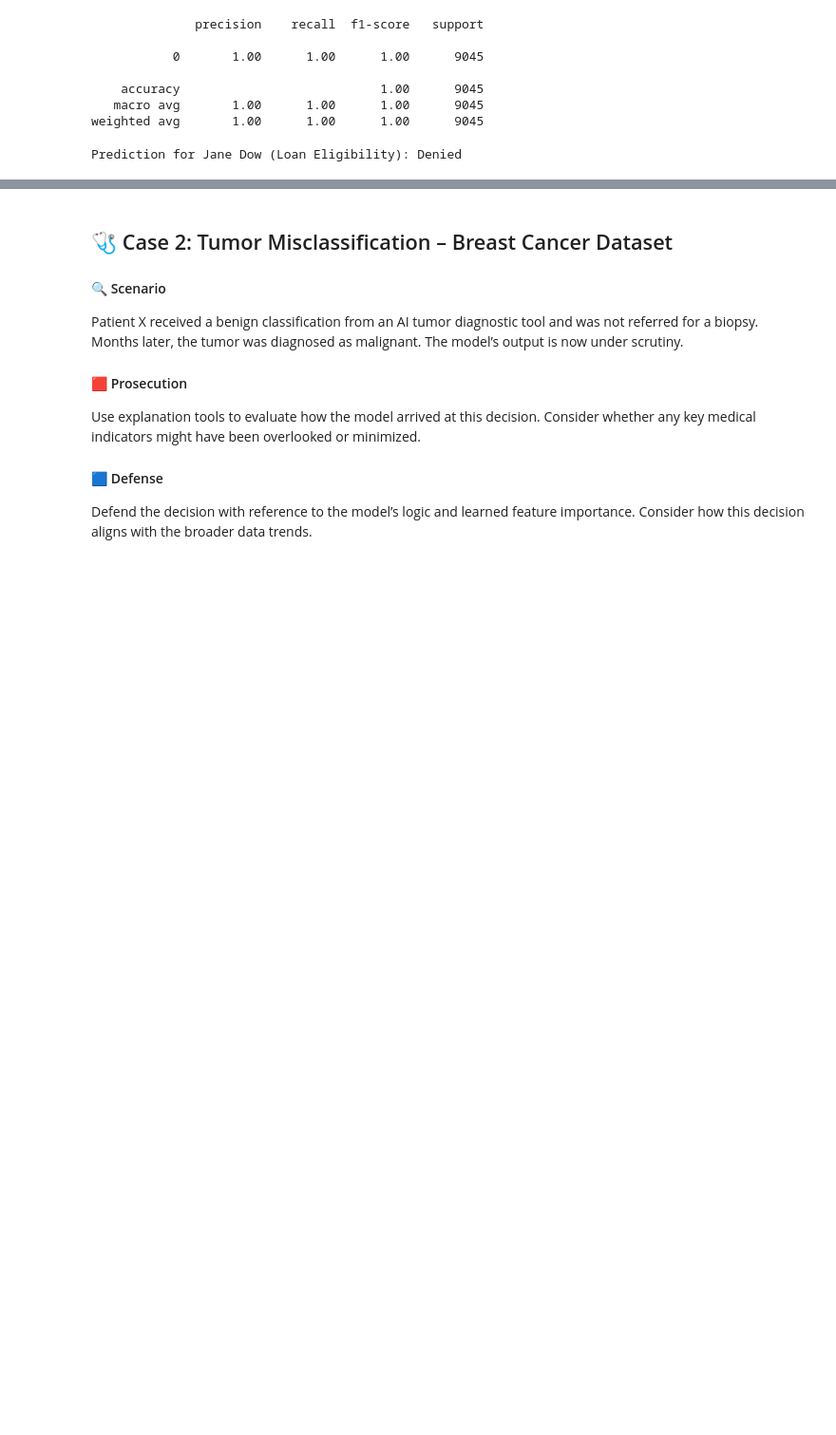
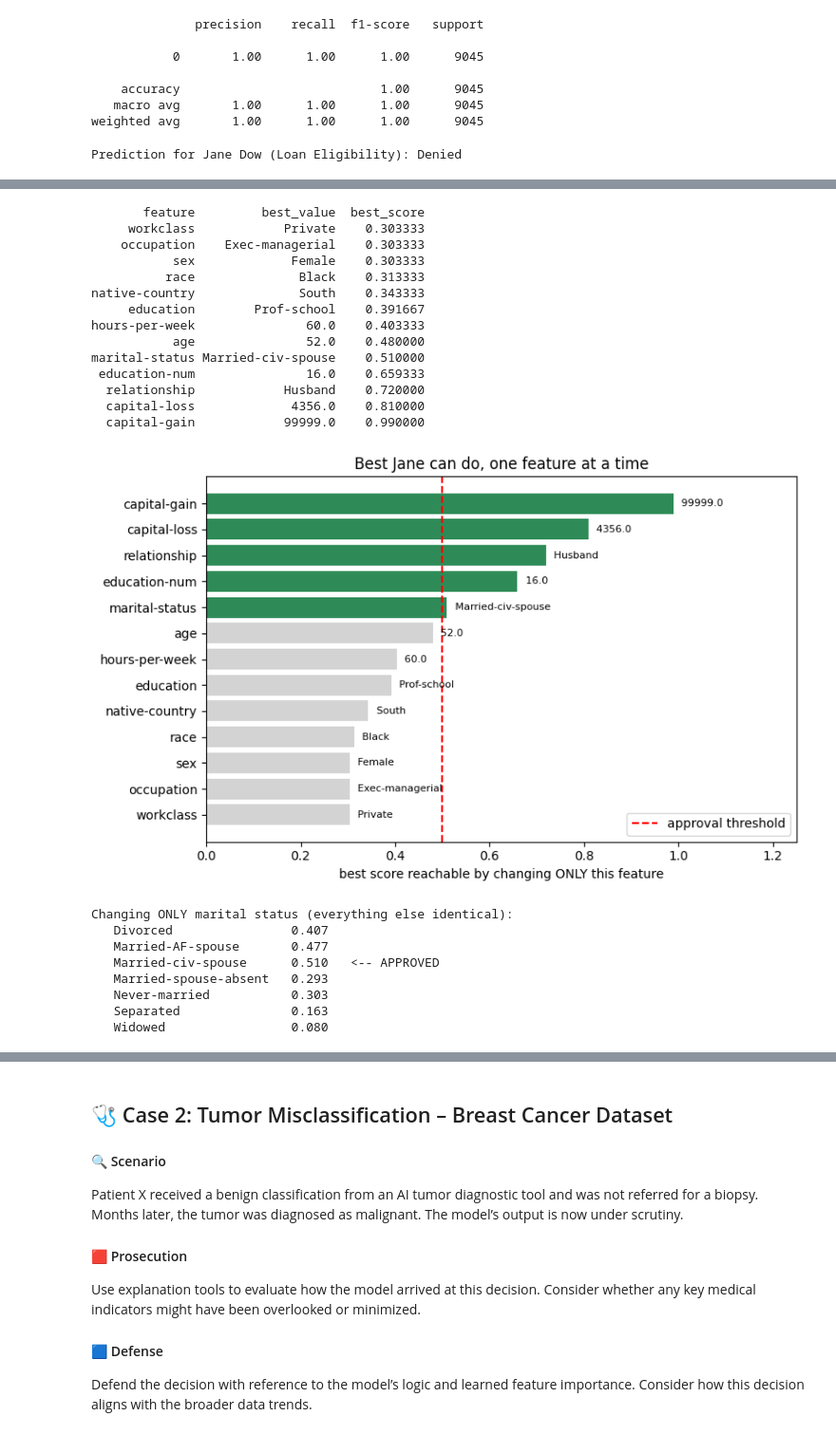
Before and after one commit to anvitasuresh/anvitasuresh, a Jupyter notebook: assignments/machine_learning_court.ipynb, the cells around one changed output, grey strips where cells are left out. Shown at 95% size. Cells and saved outputs as stored; diff of their text form; code cells hidden in the pictures; blank space fills up the shorter version.

```diff
--- a/assignments/machine_learning_court.ipynb
+++ b/assignments/machine_learning_court.ipynb
@@ -90,0 +306,56 @@ Prediction for Jane Dow (Loan Eligibility): Denied
+# %%
+rows = []
+for col in X_train.columns:
+    vals = (np.unique(X[col]) if col in encoders
+            else np.unique(np.quantile(X[col], np.linspace(0, 1, 25))))
+    best = None
+    for v in vals:
+        d = jane_df.copy(); d[col] = v
+        pp = model_adult.predict_proba(d[X_train.columns])[0, 1]
+        if best is None or pp > best[1]:
+            best = (v, pp)
+    lbl = encoders[col].classes_[int(best[0])] if col in encoders else best[0]
+    rows.append((col, lbl, best[1]))
+
+cf = pd.DataFrame(rows, columns=['feature','best_value','best_score']).sort_values('best_score')
+print(cf.to_string(index=False))
+
+plt.figure(figsize=(8, 5))
+plt.barh(cf.feature, cf.best_score,
+         color=['seagreen' if p >= .5 else 'lightgrey' for p in cf.best_score])
+plt.axvline(.5, color='r', ls='--', label='approval threshold')
+for i, (v, p) in enumerate(zip(cf.best_value, cf.best_score)):
+    plt.text(p + .01, i, f" {v}", va='center', fontsize=8)
+plt.xlim(0, 1.25); plt.xlabel("best score reachable by changing ONLY this feature")
+plt.title("Best Jane can do, one feature at a time"); plt.legend()
+plt.tight_layout(); plt.show()
+
+print("\nChanging ONLY marital status (everything else identical):")
+for v in encoders['marital-status'].classes_:
+    d = jane_df.copy(); d['marital-status'] = E('marital-status', v)
+    pp = model_adult.predict_proba(d[X_train.columns])[0, 1]
+    print(f"   {v:<24}{pp:.3f} {'  <-- APPROVED' if pp >= .5 else ''}")
+# %% [output]
+       feature         best_value  best_score
+     workclass            Private    0.303333
+    occupation    Exec-managerial    0.303333
+           sex             Female    0.303333
+          race              Black    0.313333
+native-country              South    0.343333
+     education        Prof-school    0.391667
+hours-per-week               60.0    0.403333
+           age               52.0    0.480000
+marital-status Married-civ-spouse    0.510000
+ education-num               16.0    0.659333
+  relationship            Husband    0.720000
+  capital-loss             4356.0    0.810000
+  capital-gain            99999.0    0.990000
+[figure, added]
+Changing ONLY marital status (everything else identical):
+   Divorced                0.407
+   Married-AF-spouse       0.477
+   Married-civ-spouse      0.510   <-- APPROVED
+   Married-spouse-absent   0.293
+   Never-married           0.303
+   Separated               0.163
+   Widowed                 0.080
```
Also changed, not shown: parts of 13 cells of this notebook.
